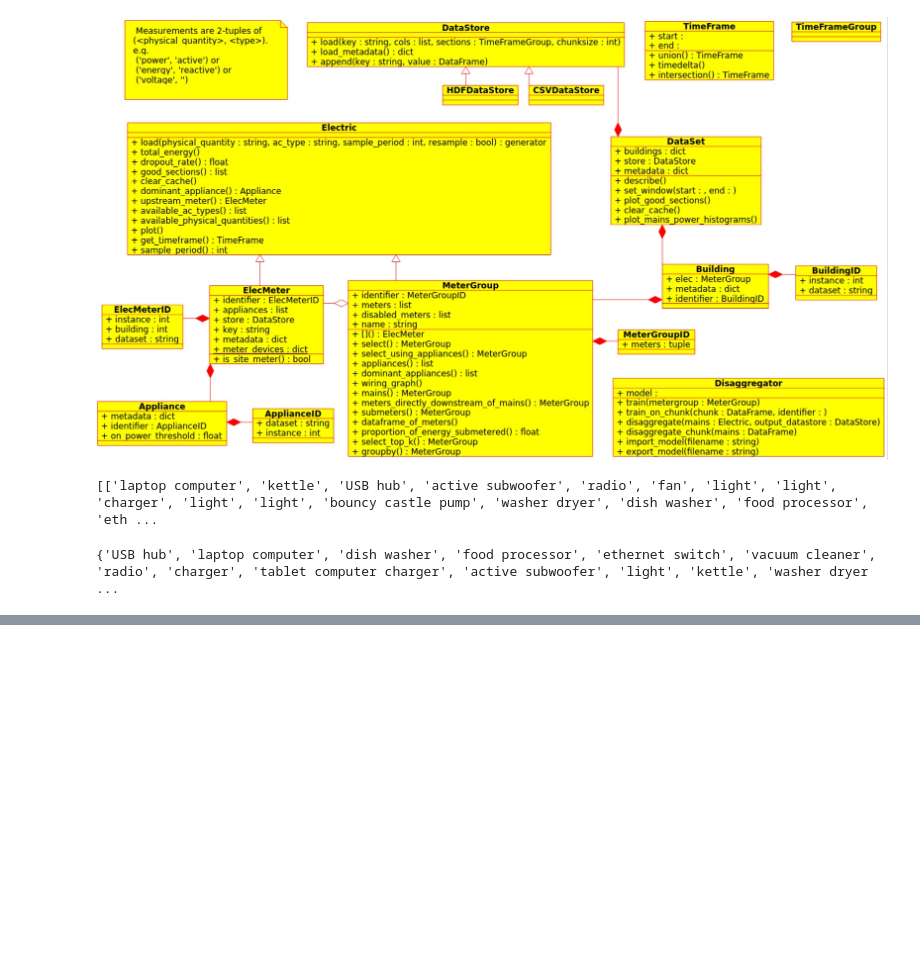
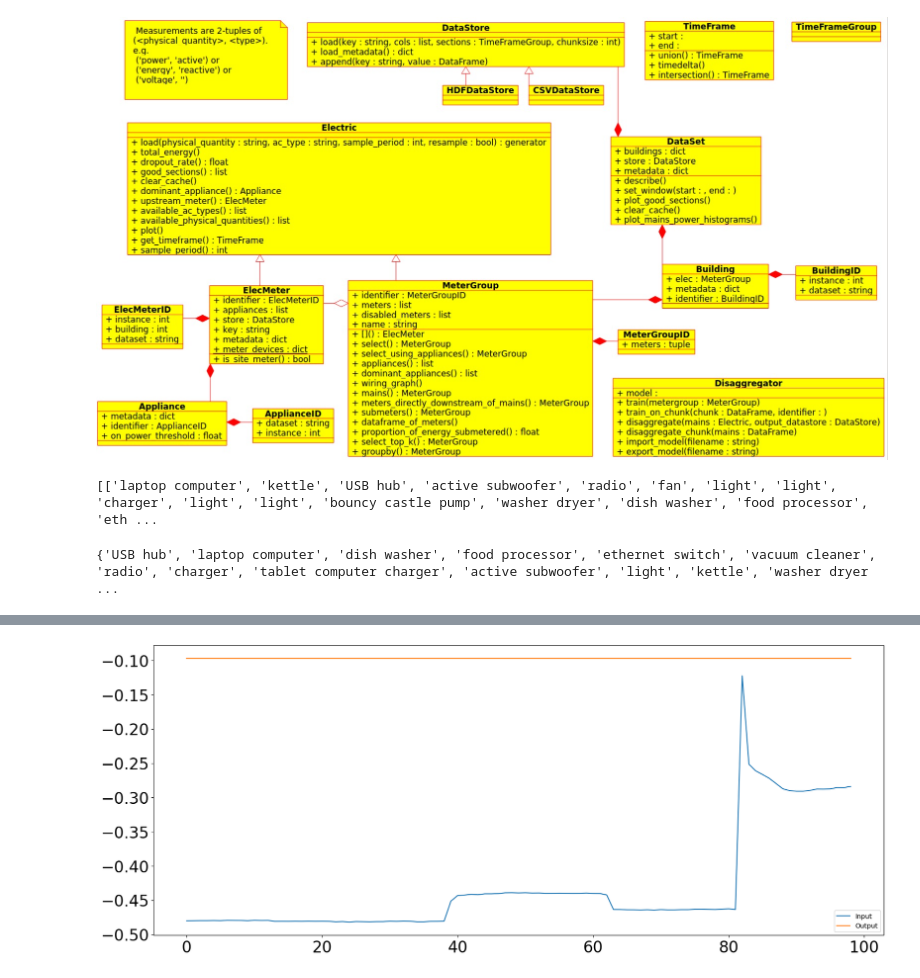
Before and after one commit to daviddeket/smart_meter_predictions, a Jupyter notebook: cs1_project_notebook.ipynb, the cells around one changed output, grey strips where cells are left out. Cells and saved outputs as stored; diff of their text form; code cells hidden in the pictures; blank space fills up the shorter version.

```diff
--- a/cs1_project_notebook.ipynb
+++ b/cs1_project_notebook.ipynb
@@ -127,0 +168,7 @@ df
+# %%
+# Sliding window (sequence to sequence)
+# Padding is done here, note other approaches for the padding can be used
+import numpy as np
+WINDOW_SIZE = 99
+aggregate = np.pad(aggregate, (WINDOW_SIZE//2, WINDOW_SIZE//2 +1))
+microwave = np.pad(microwave.reshape(-1), (WINDOW_SIZE//2, WINDOW_SIZE//2 +1))
@@ -127,0 +189,26 @@ df
+# %%
+# Print some random sequences to test
+import matplotlib.pyplot as plt
+import numpy as np
+import pandas as pd
+from matplotlib.dates import DateFormatter
+import matplotlib.font_manager
+from datetime import datetime, timedelta
+import matplotlib.pyplot as plt
+import seaborn as sns
+from matplotlib.pyplot import figure
+plt.rc('text', usetex=False)
+plt.rc('xtick', labelsize=24)
+plt.rc('ytick', labelsize=24)
+plt.rc('axes', labelsize=26)
+
+index = 70
+input_seq = aggregate[index]
+output_seq = microwave[index]
+figure(figsize=(20,8))
+plt.plot(input_seq, label='Input')
+plt.plot(output_seq, label='Output')
+plt.legend()
+plt.show()
+# %% [output]
+[figure, added]
```
Also changed, not shown: parts of 31 cells of this notebook.
